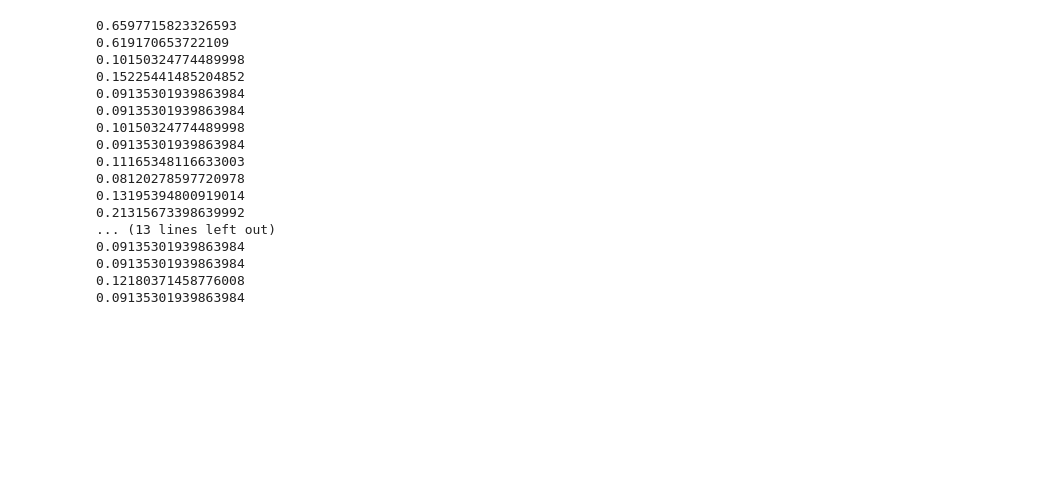
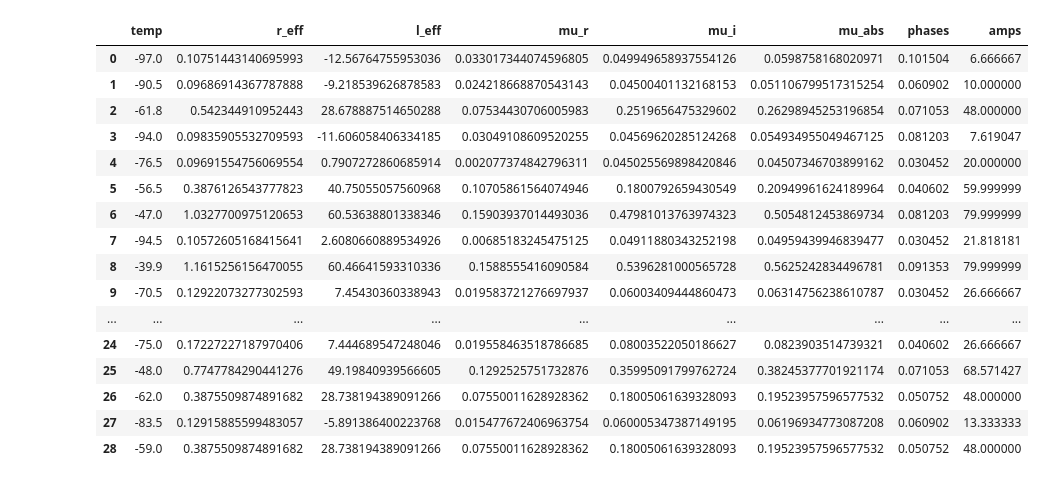
Before and after one commit to nilnil47/Lab-B, a Jupyter notebook: magnetisem/code/expension.ipynb, the cells around one changed output. Cells and saved outputs as stored; diff of their text form; code cells hidden in the pictures; blank space fills up the shorter version.

```diff
--- a/magnetisem/code/expension.ipynb
+++ b/magnetisem/code/expension.ipynb
@@ -40,12 +43,12 @@ p = termo_dict['97']
 # %%
-def find_zeros(x, y):
-    return x[y == 0]
+def find_zeros(x, y, eps=0.001):
+    return x[ np.logical_and(-eps <= y, y <= eps)]
 
 def find_phase_diff(df, w):
-    p_0 = lab_tools.findzeros(df['t'], df['x'])[0][0]
-    p_1 = lab_tools.findzeros(df['t'], df['y'])[0][0]
-    # p_0 = find_zeros(np.array(df['t']), np.array(df['x']))[0]
-    # p_1 = find_zeros(np.array(df['t']), np.array(df['y']))[0]
+    # p_0 = lab_tools.findzeros(df['t'], df['x'])[0][0]
+    # p_1 = lab_tools.findzeros(df['t'], df['y'])[0][0]
+    p_0 = find_zeros(np.array(df['t']), np.array(df['x']))[0]
+    p_1 = find_zeros(np.array(df['t']), np.array(df['y']))[0]
 
     delta_p = w * (p_1 - p_0)
     return delta_p
@@ -54,23 +57,4 @@ phases = []
 
 for k,df in termo_dict.items():
     val = find_phase_diff(df, lab_tools.Constants.Termo.f_in)
-    print(val)
     phases.append(val)
-# %% [output]
-0.6597715823326593
-0.619170653722109
-0.10150324774489998
-0.15225441485204852
-0.09135301939863984
-0.09135301939863984
-0.10150324774489998
-0.09135301939863984
-0.11165348116633003
-0.08120278597720978
-0.13195394800919014
-0.21315673398639992
-... (13 lines left out)
-0.09135301939863984
-0.09135301939863984
-0.12180371458776008
-0.09135301939863984
@@ -110,6 +109,8 @@ for freq, df in copy.deepcopy(termo_dict).items():
 # %%
 from scipy.constants import mu_0 as mu_0
 import math
+
+dumy_phases = np.ones(len(phases))
 
 def calc_R_effective(amplitude, phase):
     return amplitude*np.cos(phase) - lab_tools.Constants.R
@@ -117,12 +118,12 @@ def calc_R_effective(amplitude, phase):
 def calc_L_effective(amplitude, phase):
     return amplitude*np.sin(phase)/(2*np.pi)
 
-def calc_mu(amplitude, phase, N, freq):
+def calc_mu(amplitude, phase, N_square, freq, A):
     l_effective = calc_L_effective(amplitude, phase)
     r_effective = calc_R_effective(amplitude, phase)
 
-    real_mu = np.abs(r_effective/(mu_0*freq*N**2))
-    im_mu = l_effective/(mu_0*freq*(N**2))
+    real_mu = np.abs(r_effective/(mu_0*freq*N_square*A))
+    im_mu = l_effective/(mu_0*freq*(N_square*A**2))
 
     # complex_mu = complex(real_mu, im_mu)
 
@@ -133,9 +134,9 @@ mu_df_with_errors = pd.DataFrame(columns=['temp', 'r_eff', 'l_eff', 'mu_r', 'mu_
 temps = get_temperature_from_file_names(termo_dict)
 
 for i in range(len(temps)):
-    r_eff, l_eff, mu_r_, mu_i_, mu_abs_ = calc_mu(amplitudes[i], phases[i], lab_tools.Constants.N, lab_tools.Constants.Termo.f_in)
-    mu_df.loc[i] = [temps[i], r_eff, l_eff, mu_r_, mu_i_, mu_abs_]
-    mu_df_with_errors.loc[i] = [
+    r_eff, l_eff, mu_r_, mu_i_, mu_abs_ = calc_mu(amplitudes[i], phases[i], lab_tools.Constants.N_square, lab_tools.Constants.Termo.f_in, lab_tools.Constants.A)
+    mu_df_with_errors.loc[i] = [temps[i], r_eff, l_eff, mu_r_, mu_i_, mu_abs_]
+    mu_df.loc[i] = [
         unumpy.nominal_values(temps[i]),
         unumpy.nominal_values(r_eff),
         unumpy.nominal_values(l_eff),
@@ -148,33 +149,53 @@ def uplot(x_ufloats, y_ufloats):
     plt.errorbar( unumpy.nominal_values(x_ufloats), unumpy.nominal_values(y_ufloats),
       xerr=unumpy.std_devs(x_ufloats), yerr= unumpy.std_devs(y_ufloats), fmt='o')
 
 def pplot(x_ufloats, y_ufloats):
     fig = px.scatter(unumpy.nominal_values(x_ufloats), unumpy.nominal_values(y_ufloats),
       error_x=unumpy.std_devs(x_ufloats), error_y= unumpy.std_devs(y_ufloats))
     fig.show()
 
 
 amp_phase_df = pd.DataFrame(columns=['temps', 'amps', 'phases'])
 amp_phase_df['temps'] = temps
 amp_phase_df['phases'] = phases
 amp_phase_df['amps'] = unumpy.nominal_values(amplitudes)
 
-
-
+mu_df['phases'] = phases
+mu_df['amps'] = unumpy.nominal_values(amplitudes)
 
 
 # amplitudes = damy_amp
 # R_effective = []
 # L_effective = []
 
 # for index in range(len(amplitudes)):
 #     R_effective.append(amplitudes[index]*np.cos(phases[index]) - lab_tools.Constants.R)
 #     L_effective.append(amplitudes[index]*np.sin(phases[index])/(2*np.pi))
 
 # Real_mu = []
 # Im_mu = []
 
 # for index in range(len(R_effective)):
 #     Real_mu.append(np.abs(R_effective[index]/(mu_0*frequencies[index]*(lab_tools.Constants.N**2))))
 #     Im_mu.append(L_effective[index]/(mu_0*frequencies[index]*(N**2)))
+
+mu_df
+# %% [output]
+|  | temp | r_eff | l_eff | mu_r | mu_i | mu_abs | phases | amps |
+| 0 | -97.0 | 0.10751443140695993 | -12.56764755953036 | 0.033017344074596805 | 0.049949658937554126 | 0.0598758168020971 | 0.101504 | 6.666667 |
+| 1 | -90.5 | 0.09686914367787888 | -9.218539626878583 | 0.024218668870543143 | 0.04500401132168153 | 0.051106799517315254 | 0.060902 | 10.000000 |
+| 2 | -61.8 | 0.542344910952443 | 28.678887514650288 | 0.07534430706005983 | 0.2519656475329602 | 0.26298945253196854 | 0.071053 | 48.000000 |
+| 3 | -94.0 | 0.09835905532709593 | -11.606058406334185 | 0.03049108609520255 | 0.04569620285124268 | 0.054934955049467125 | 0.081203 | 7.619047 |
+| 4 | -76.5 | 0.09691554756069554 | 0.7907272860685914 | 0.002077374842796311 | 0.045025569898420846 | 0.04507346703899162 | 0.030452 | 20.000000 |
+| 5 | -56.5 | 0.3876126543777823 | 40.75055057560968 | 0.10705861564074946 | 0.1800792659430549 | 0.20949961624189964 | 0.040602 | 59.999999 |
+| 6 | -47.0 | 1.0327700975120653 | 60.53638801338346 | 0.15903937014493036 | 0.47981013763974323 | 0.5054812453869734 | 0.081203 | 79.999999 |
+| 7 | -94.5 | 0.10572605168415641 | 2.6080660889534926 | 0.00685183245475125 | 0.04911880343252198 | 0.04959439946839477 | 0.030452 | 21.818181 |
+| 8 | -39.9 | 1.1615256156470055 | 60.46641593310336 | 0.1588555416090584 | 0.5396281000565728 | 0.5625242834496781 | 0.091353 | 79.999999 |
+| 9 | -70.5 | 0.12922073277302593 | 7.45430360338943 | 0.019583721276697937 | 0.06003409444860473 | 0.06314756238610787 | 0.030452 | 26.666667 |
+| ... | ... | ... | ... | ... | ... | ... | ... | ... |
+| 24 | -75.0 | 0.17227227187970406 | 7.444689547248046 | 0.019558463518786685 | 0.08003522050186627 | 0.0823903514739321 | 0.040602 | 26.666667 |
+| 25 | -48.0 | 0.7747784290441276 | 49.19840939566605 | 0.1292525751732876 | 0.35995091799762724 | 0.38245377701921174 | 0.071053 | 68.571427 |
+| 26 | -62.0 | 0.3875509874891682 | 28.738194389091266 | 0.07550011628928362 | 0.18005061639328093 | 0.19523957596577532 | 0.050752 | 48.000000 |
+| 27 | -83.5 | 0.12915885599483057 | -5.891386400223768 | 0.015477672406963754 | 0.060005347387149195 | 0.06196934773087208 | 0.060902 | 13.333333 |
+| 28 | -59.0 | 0.3875509874891682 | 28.738194389091266 | 0.07550011628928362 | 0.18005061639328093 | 0.19523957596577532 | 0.050752 | 48.000000 |
 # %%
```
Also changed, not shown: parts of 15 cells of this notebook.
